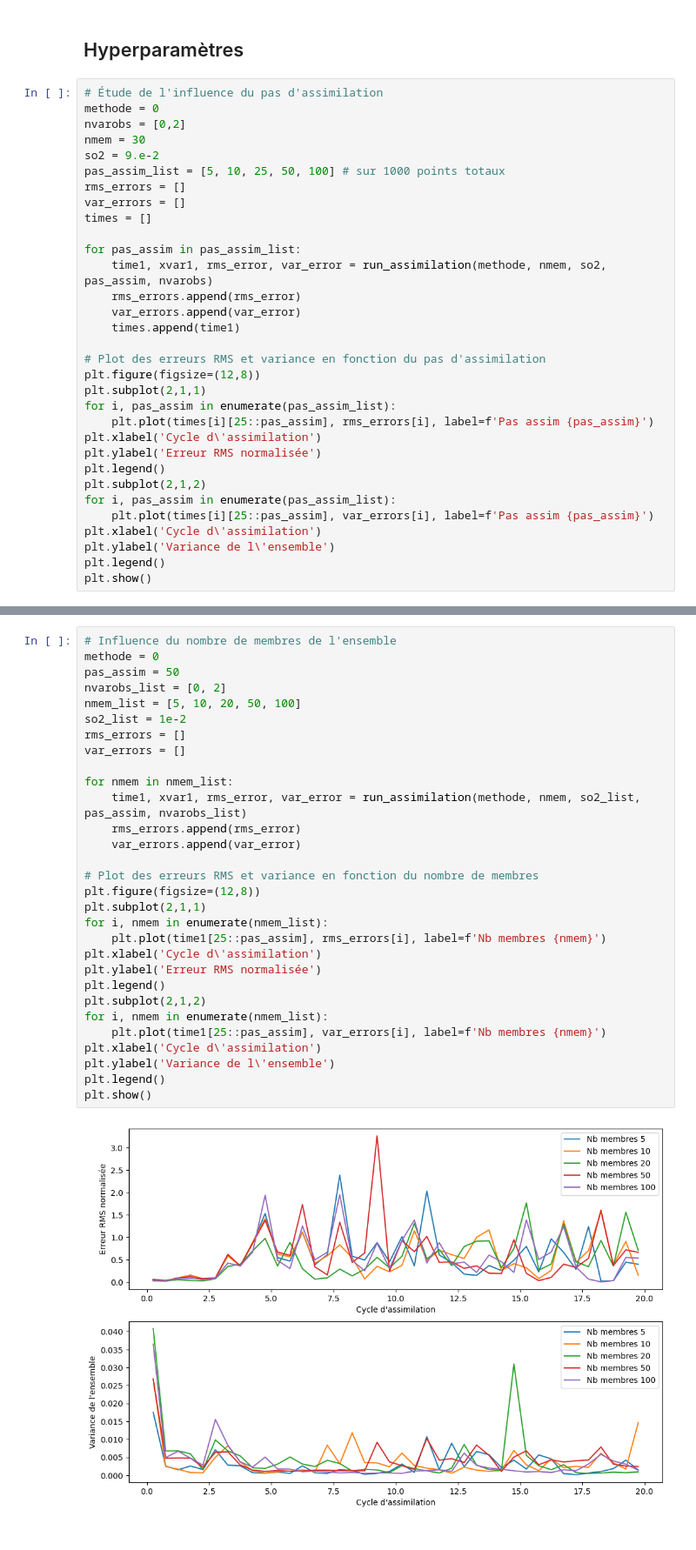
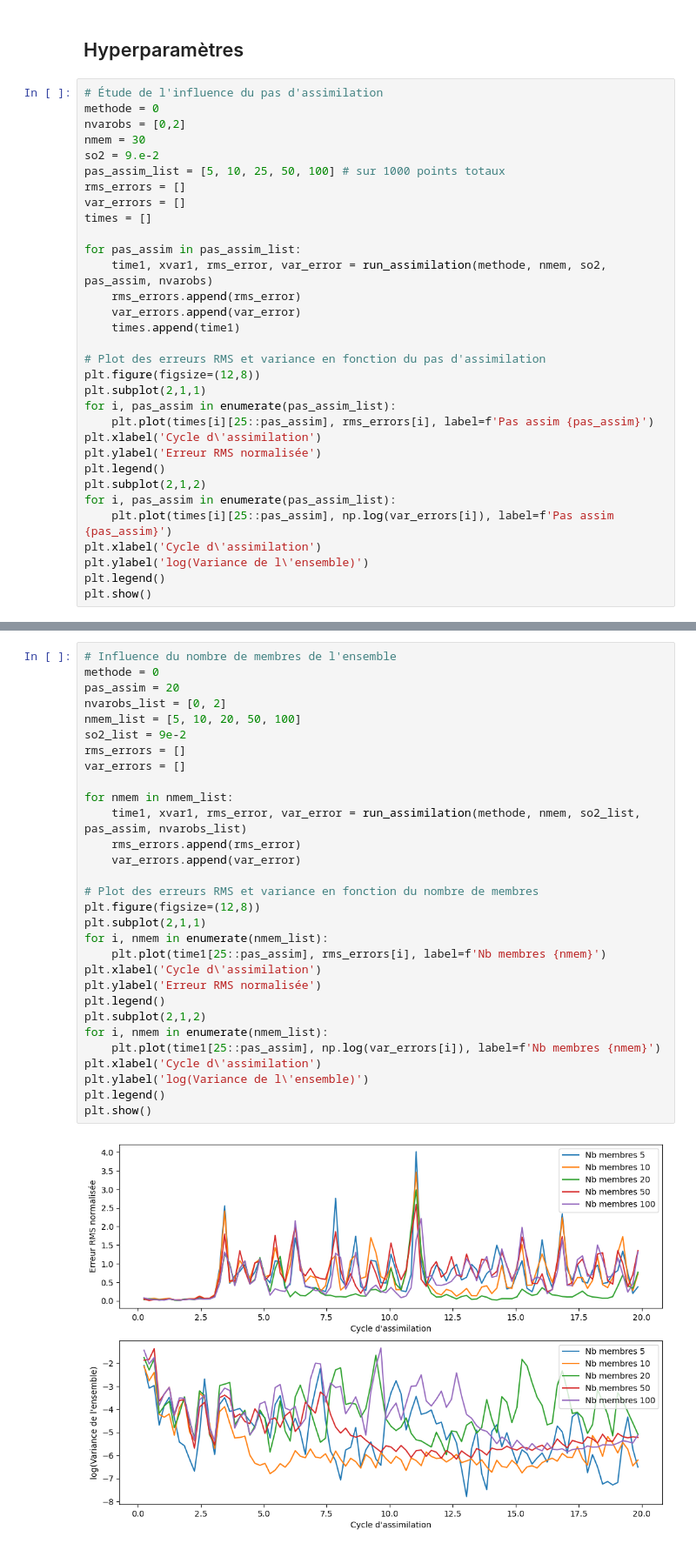
Before and after one commit to latestdesign/Filtering-Project, a Jupyter notebook: TP2_EnKF.ipynb, the cells around one changed output, grey strips where cells are left out. Shown at 87% size. Saved outputs shown, nothing was run; the diff lists cells and outputs as text.

```diff
--- a/TP2_EnKF.ipynb
+++ b/TP2_EnKF.ipynb
@@ -309,9 +309,9 @@ plt.ylabel('Erreur RMS normalisée')
 plt.legend()
 plt.subplot(2,1,2)
 for i, pas_assim in enumerate(pas_assim_list):
-    plt.plot(times[i][25::pas_assim], var_errors[i], label=f'Pas assim {pas_assim}')
+    plt.plot(times[i][25::pas_assim], np.log(var_errors[i]), label=f'Pas assim {pas_assim}')
 plt.xlabel('Cycle d\'assimilation')
-plt.ylabel('Variance de l\'ensemble')
+plt.ylabel('log(Variance de l\'ensemble)')
 plt.legend()
 plt.show()
 # %% [output]
@@ -351,33 +351,33 @@ plt.show()
 # %%
 # Influence du nombre de membres de l'ensemble
 methode = 0
-pas_assim = 50
+pas_assim = 20
 nvarobs_list = [0, 2]
 nmem_list = [5, 10, 20, 50, 100]
-so2_list = 1e-2
+so2_list = 9e-2
 rms_errors = []
 var_errors = []
 
 for nmem in nmem_list:
     time1, xvar1, rms_error, var_error = run_assimilation(methode, nmem, so2_list, pas_assim, nvarobs_list)
     rms_errors.append(rms_error)
     var_errors.append(var_error)
 
 # Plot des erreurs RMS et variance en fonction du nombre de membres
 plt.figure(figsize=(12,8))
 plt.subplot(2,1,1)
 for i, nmem in enumerate(nmem_list):
     plt.plot(time1[25::pas_assim], rms_errors[i], label=f'Nb membres {nmem}')
 plt.xlabel('Cycle d\'assimilation')
 plt.ylabel('Erreur RMS normalisée')
 plt.legend()
 plt.subplot(2,1,2)
 for i, nmem in enumerate(nmem_list):
-    plt.plot(time1[25::pas_assim], var_errors[i], label=f'Nb membres {nmem}')
+    plt.plot(time1[25::pas_assim], np.log(var_errors[i]), label=f'Nb membres {nmem}')
 plt.xlabel('Cycle d\'assimilation')
-plt.ylabel('Variance de l\'ensemble')
+plt.ylabel('log(Variance de l\'ensemble)')
 plt.legend()
 plt.show()
 # %% [output]
-[figure, old version]
+[figure, new version]
 # %%
```
Also changed, not shown: parts of 5 cells of this notebook.
